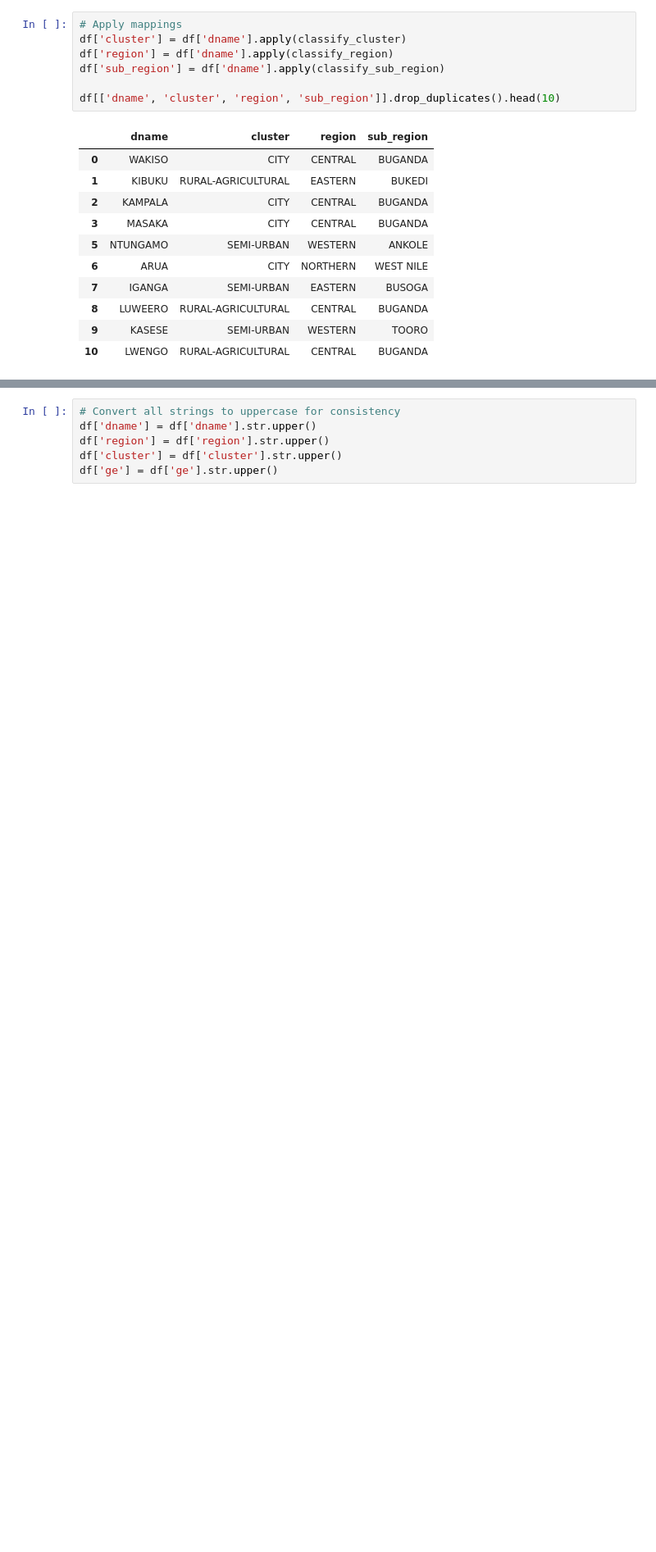
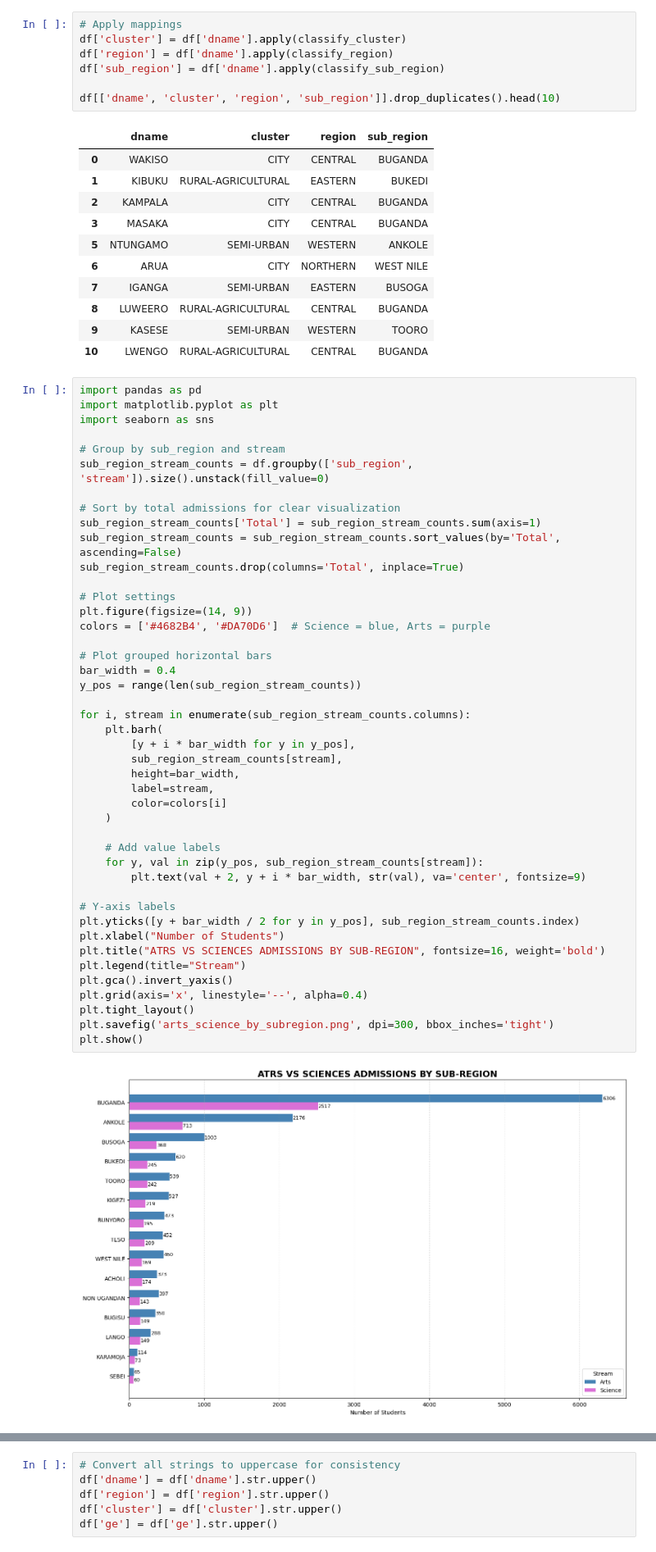
Before and after one commit to AshrafGit256/admission_analysis, a Jupyter notebook: admissions_visual_analysis.ipynb, the cells around one changed output, grey strips where cells are left out. Shown at 82% size. Cells and saved outputs as stored; diff of their text form; blank space fills up the shorter version.

```diff
--- a/admissions_visual_analysis.ipynb
+++ b/admissions_visual_analysis.ipynb
@@ -307,3 +363,49 @@ df[['dname', 'cluster', 'region', 'sub_region']].drop_duplicates().head(10)
 | 8 | LUWEERO | RURAL-AGRICULTURAL | CENTRAL | BUGANDA |
 | 9 | KASESE | SEMI-URBAN | WESTERN | TOORO |
 | 10 | LWENGO | RURAL-AGRICULTURAL | CENTRAL | BUGANDA |
+# %%
+import pandas as pd
+import matplotlib.pyplot as plt
+import seaborn as sns
+
+# Group by sub_region and stream
+sub_region_stream_counts = df.groupby(['sub_region', 'stream']).size().unstack(fill_value=0)
+
+# Sort by total admissions for clear visualization
+sub_region_stream_counts['Total'] = sub_region_stream_counts.sum(axis=1)
+sub_region_stream_counts = sub_region_stream_counts.sort_values(by='Total', ascending=False)
+sub_region_stream_counts.drop(columns='Total', inplace=True)
+
+# Plot settings
+plt.figure(figsize=(14, 9))
+colors = ['#4682B4', '#DA70D6']  # Science = blue, Arts = purple
+
+# Plot grouped horizontal bars
+bar_width = 0.4
+y_pos = range(len(sub_region_stream_counts))
+
+for i, stream in enumerate(sub_region_stream_counts.columns):
+    plt.barh(
+        [y + i * bar_width for y in y_pos],
+        sub_region_stream_counts[stream],
+        height=bar_width,
+        label=stream,
+        color=colors[i]
+    )
+
+    # Add value labels
+    for y, val in zip(y_pos, sub_region_stream_counts[stream]):
+        plt.text(val + 2, y + i * bar_width, str(val), va='center', fontsize=9)
+
+# Y-axis labels
+plt.yticks([y + bar_width / 2 for y in y_pos], sub_region_stream_counts.index)
+plt.xlabel("Number of Students")
+plt.title("ATRS VS SCIENCES ADMISSIONS BY SUB-REGION", fontsize=16, weight='bold')
+plt.legend(title="Stream")
+plt.gca().invert_yaxis()
+plt.grid(axis='x', linestyle='--', alpha=0.4)
+plt.tight_layout()
+plt.savefig('arts_science_by_subregion.png', dpi=300, bbox_inches='tight')
+plt.show()
+# %% [output]
+[figure, added]
```
Also changed, not shown: parts of 5 cells of this notebook, 43 other files.
